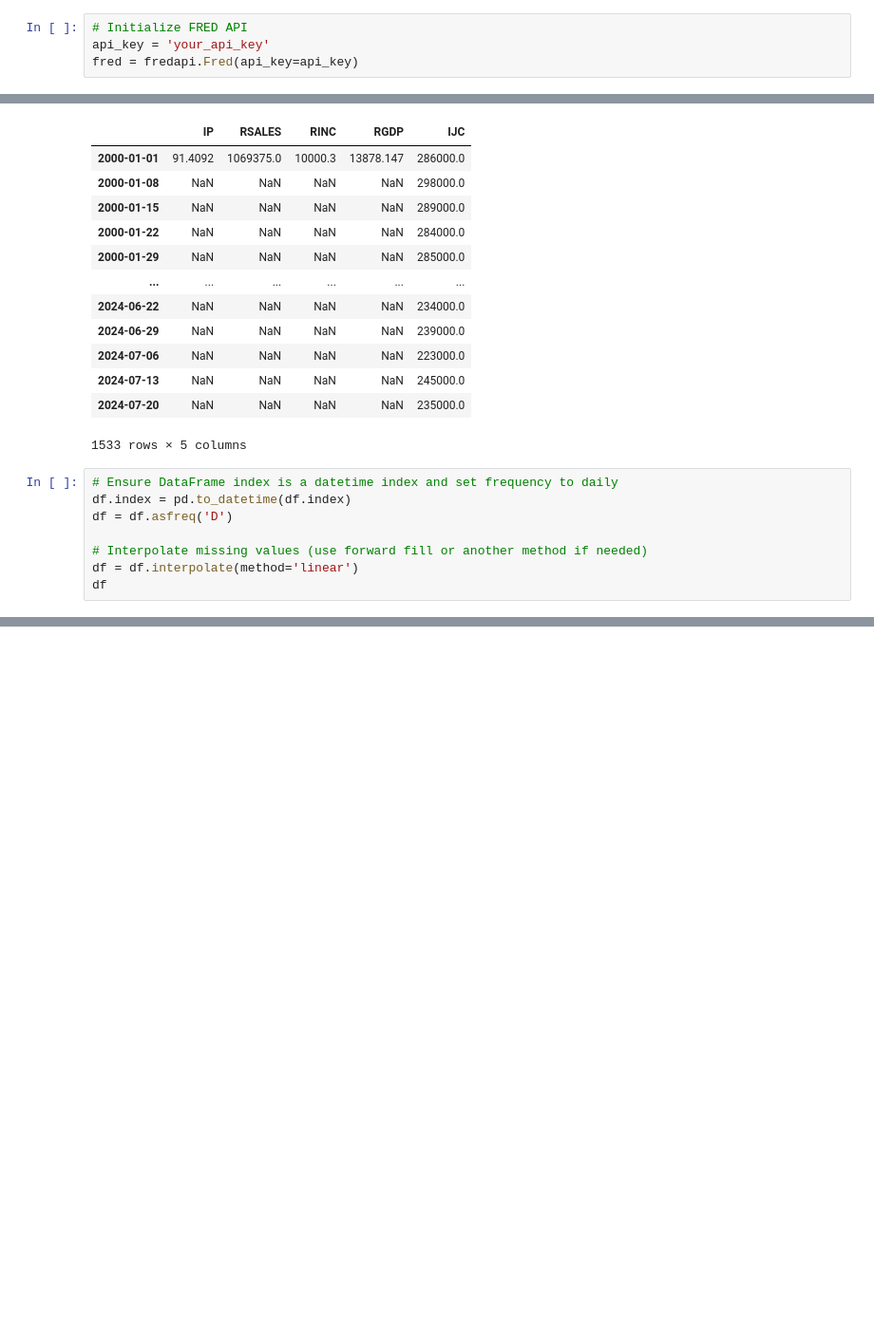
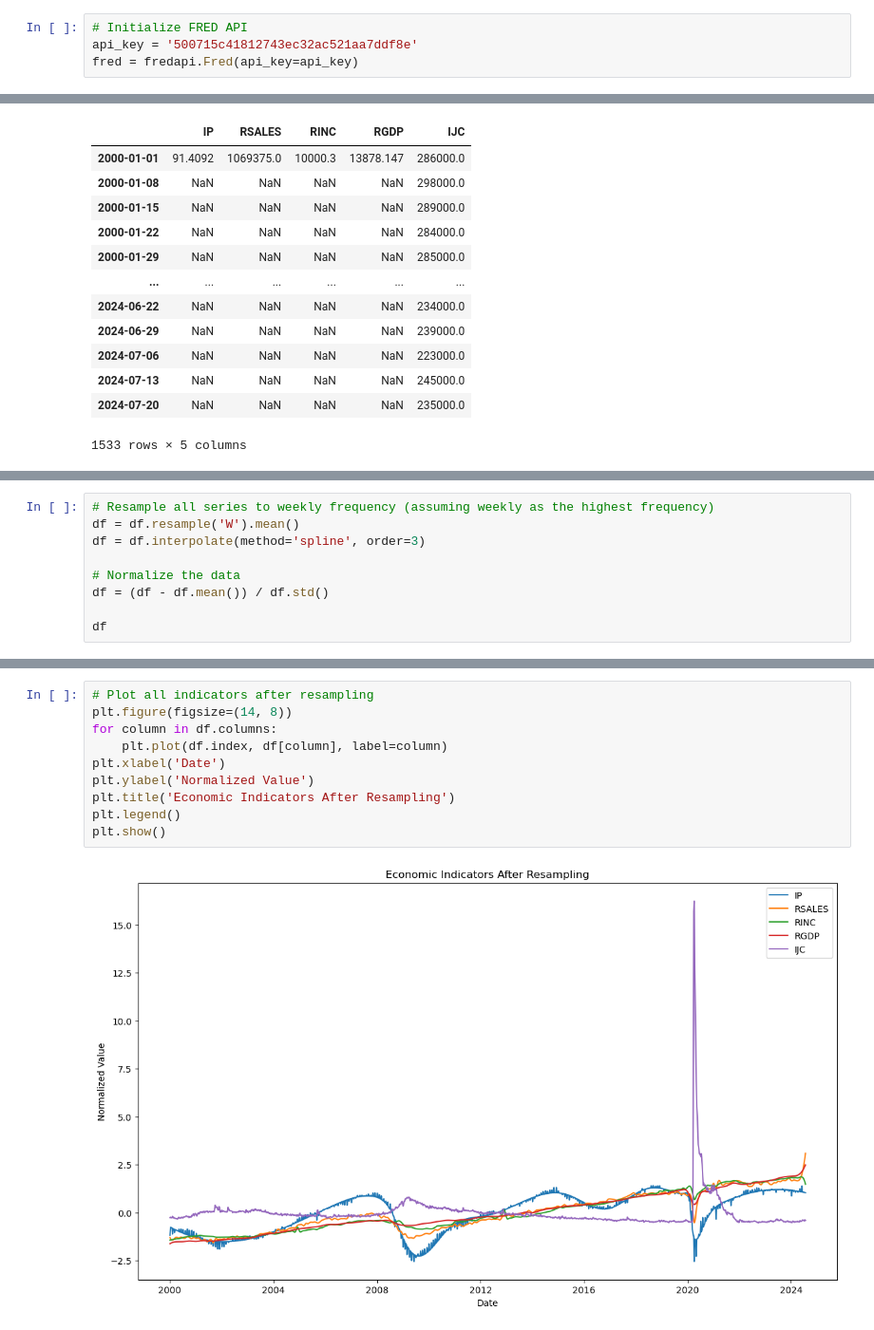
Before and after one commit to vuminhducvmd/US-Economic-Strength, a Jupyter notebook: EconomicIndex.ipynb, the cells around one changed output, grey strips where cells are left out. Shown at 95% size. Drawn from its saved outputs; the diff is of its cells as text; blank space fills up the shorter version.

```diff
--- a/EconomicIndex.ipynb
+++ b/EconomicIndex.ipynb
@@ -5,7 +5,7 @@ import numpy as np
 import fredapi
 # %%
 # Initialize FRED API
-api_key = 'your_api_key'
+api_key = '500715c41812743ec32ac521aa7ddf8e'
 fred = fredapi.Fred(api_key=api_key)
 # %% [markdown]
 ### Gathering data and plotting
@@ -377,11 +377,3 @@ df
 | 2024-07-13 | NaN | NaN | NaN | NaN | 245000.0 |
 | 2024-07-20 | NaN | NaN | NaN | NaN | 235000.0 |
 1533 rows × 5 columns
-# %%
-# Ensure DataFrame index is a datetime index and set frequency to daily
-df.index = pd.to_datetime(df.index)
-df = df.asfreq('D')
-
-# Interpolate missing values (use forward fill or another method if needed)
-df = df.interpolate(method='linear')
-df
@@ -479,0 +380,9 @@ plt.show()
+# %%
+# Resample all series to weekly frequency (assuming weekly as the highest frequency)
+df = df.resample('W').mean()
+df = df.interpolate(method='spline', order=3)
+
+# Normalize the data
+df = (df - df.mean()) / df.std()
+
+df
@@ -479,0 +409,12 @@ plt.show()
+# %%
+# Plot all indicators after resampling
+plt.figure(figsize=(14, 8))
+for column in df.columns:
+    plt.plot(df.index, df[column], label=column)
+plt.xlabel('Date')
+plt.ylabel('Normalized Value')
+plt.title('Economic Indicators After Resampling')
+plt.legend()
+plt.show()
+# %% [output]
+[figure, added]
```
Also changed, not shown: parts of 14 cells of this notebook.
